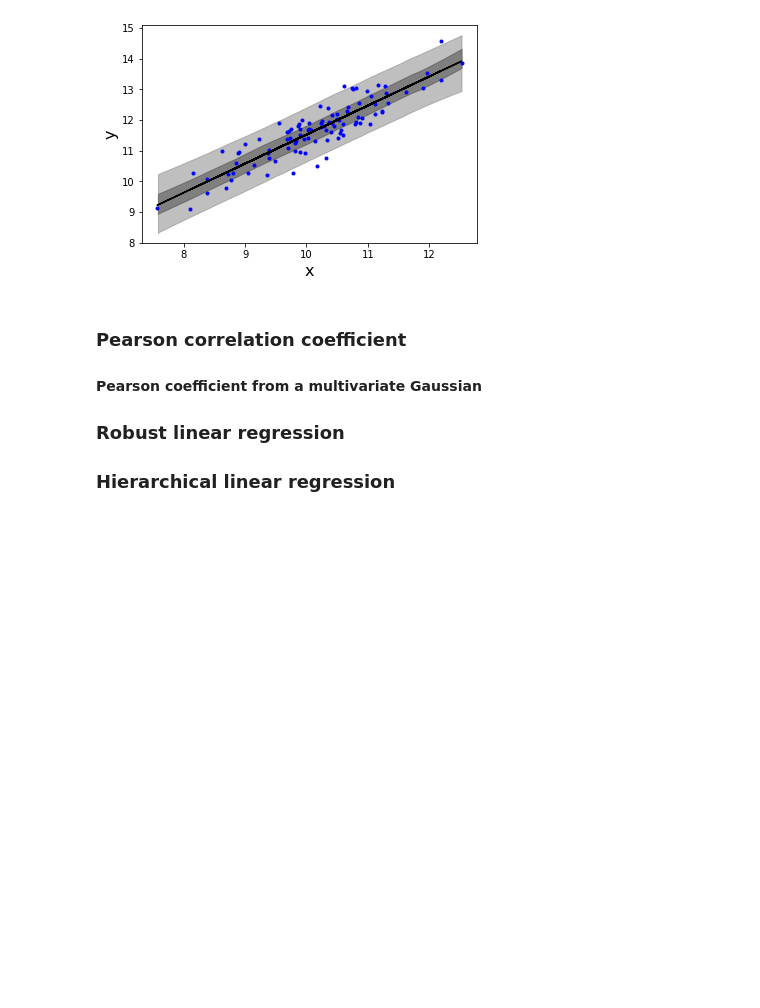
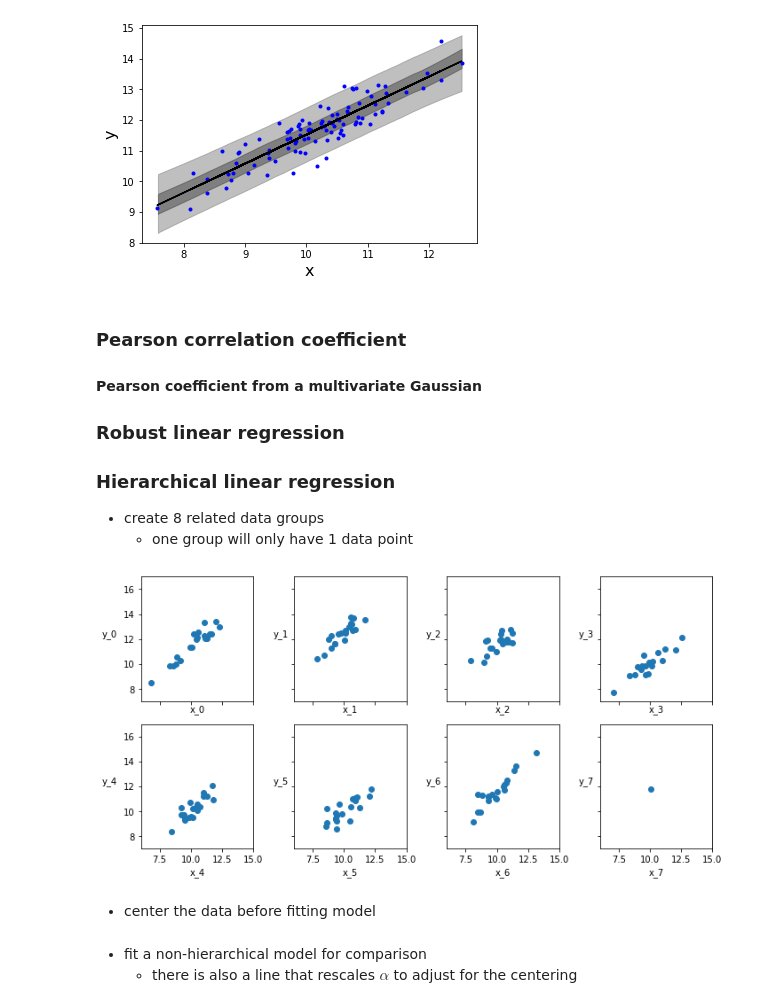
Before and after one commit to jhrcook/bayesian-analysis-with-python_e2, a Jupyter notebook: 03_modeling-with-linear-regression.ipynb, the cells around one changed output. Saved outputs shown, nothing was run; the diff lists cells and outputs as text; code cells hidden in the pictures; blank space fills up the shorter version.

```diff
--- a/03_modeling-with-linear-regression.ipynb
+++ b/03_modeling-with-linear-regression.ipynb
@@ -196,3 +196,41 @@ plt.show()
 ### Robust linear regression
 
 ### Hierarchical linear regression
+
+- create 8 related data groups
+    - one group will only have 1 data point
+# %%
+N = 20
+M = 8
+idx = np.repeat(range(M-1), N)
+idx = np.append(idx, 7)
+np.random.seed(314)
+
+alpha_real = np.random.normal(2.5, 0.5, size=M)
+beta_real = np.random.beta(6, 1, size=M)
+eps_real = np.random.normal(0, 0.5, size=len(idx))
+
+y_m = np.zeros(len(idx))
+x_m = np.random.normal(10, 1, len(idx))
+y_m = alpha_real[idx] + beta_real[idx] * x_m + eps_real
+
+_, ax = plt.subplots(2, 4, figsize=(10, 5), sharex=True, sharey=True)
+ax = np.ravel(ax)
+
+j = 0
+k = N
+for i in range(M):
+    ax[i].scatter(x_m[j:k], y_m[j:k])
+    ax[i].set_xlabel(f'x_{i}')
+    ax[i].set_ylabel(f'y_{i}', rotation=0, labelpad=15)
+    ax[i].set_xlim(6, 15)
+    ax[i].set_ylim(7, 17)
+    j += N
+    k += N
+
+plt.tight_layout()
+plt.show()
+# %% [output]
+[figure, added]
+# %% [markdown]
+- center the data before fitting model
@@ -198,0 +239,3 @@ plt.show()
+# %% [markdown]
+- fit a non-hierarchical model for comparison
+    - there is also a line that rescales $\alpha$ to adjust for the centering
```
Also changed, not shown: parts of 13 cells of this notebook, 8 other files.
